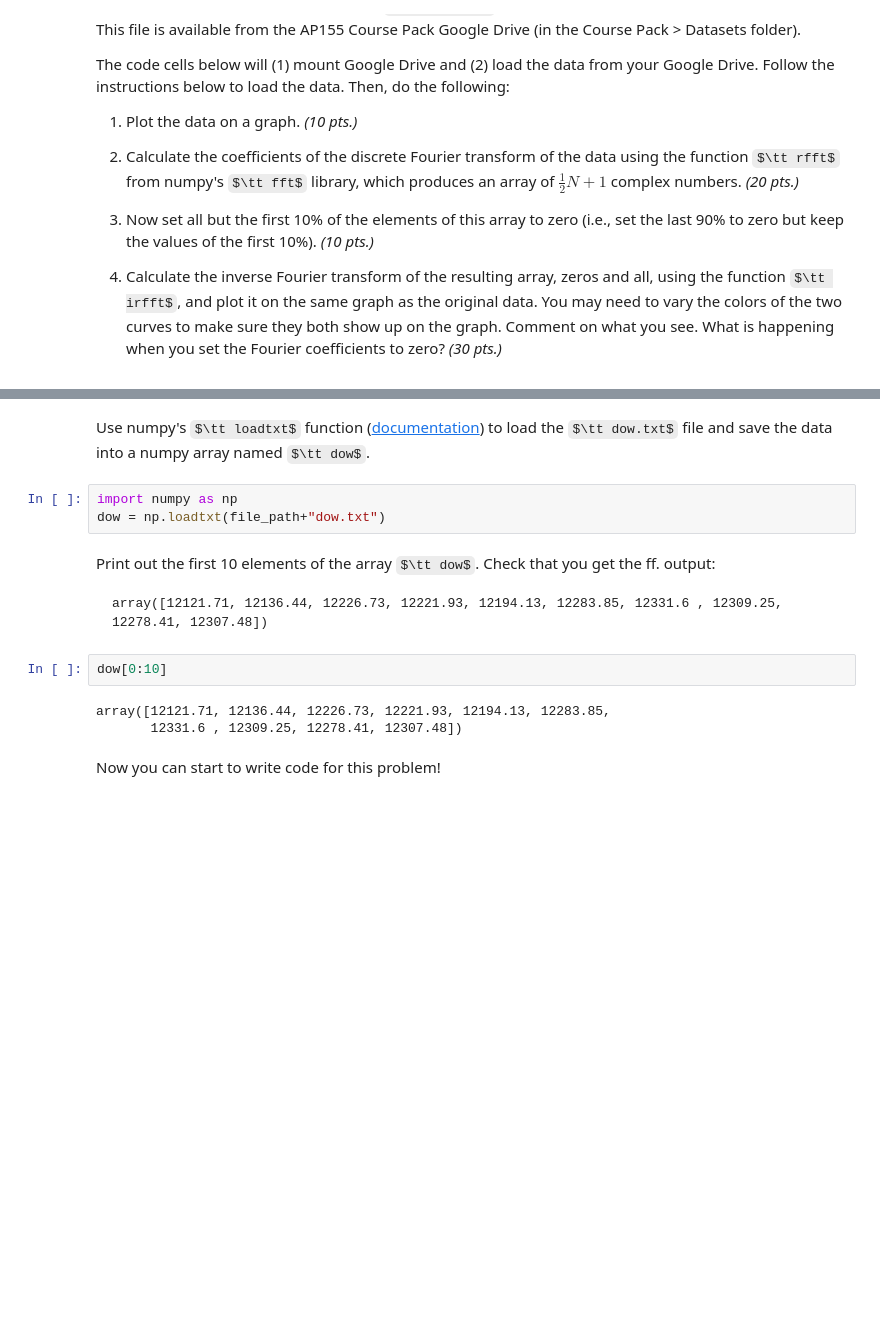
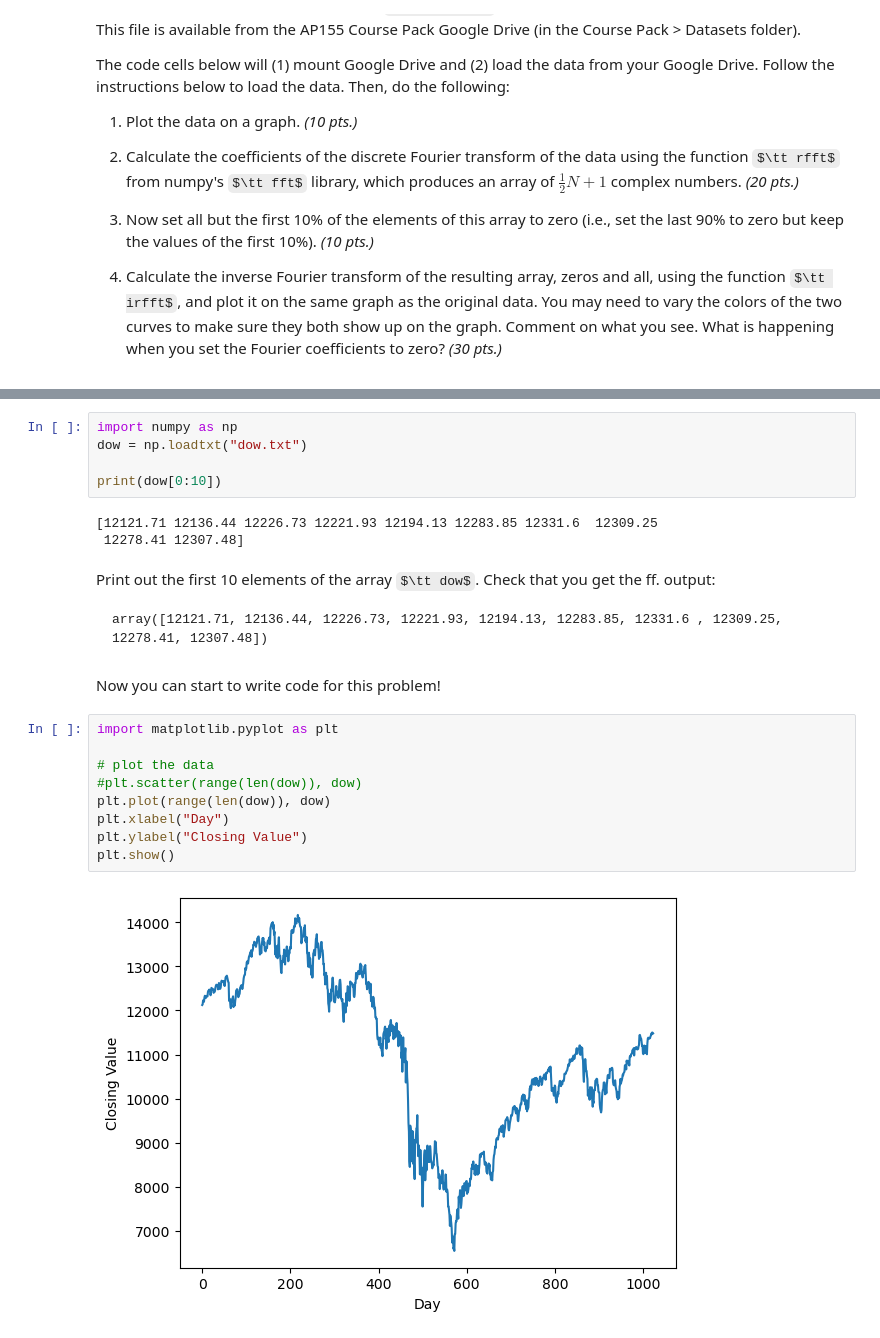
Before and after one commit to gcfbelinario/Applied-Physics-155, a Jupyter notebook: lab_assignment_module3_key.ipynb, the cells around one changed output, grey strips where cells are left out. Cells and saved outputs as stored; diff of their text form; some formulas as TeX source; blank space fills up the shorter version.

````diff
--- a/lab_assignment_module3_key.ipynb
+++ b/lab_assignment_module3_key.ipynb
@@ -54,17 +68,26 @@ file_path = "/content/drive/My Drive/AP155/"
-# %% [markdown]
-Use numpy's $\tt loadtxt$ function ([documentation](https://numpy.org/doc/stable/reference/generated/numpy.loadtxt.html)) to load the $\tt dow.txt$ file and save the data into a numpy array named $\tt dow$.
 # %%
 import numpy as np
-dow = np.loadtxt(file_path+"dow.txt")
+dow = np.loadtxt("dow.txt")
+
+print(dow[0:10])
+# %% [output]
+[12121.71 12136.44 12226.73 12221.93 12194.13 12283.85 12331.6  12309.25
+ 12278.41 12307.48]
 # %% [markdown]
 Print out the first 10 elements of the array $\tt dow$. Check that you get the ff. output:
 ```
 array([12121.71, 12136.44, 12226.73, 12221.93, 12194.13, 12283.85, 12331.6 , 12309.25, 12278.41, 12307.48])
 ```
-# %%
-dow[0:10]
-# %% [output]
-array([12121.71, 12136.44, 12226.73, 12221.93, 12194.13, 12283.85,
-       12331.6 , 12309.25, 12278.41, 12307.48])
 # %% [markdown]
 Now you can start to write code for this problem!
+# %%
+import matplotlib.pyplot as plt
+
+# plot the data
+#plt.scatter(range(len(dow)), dow)
+plt.plot(range(len(dow)), dow)
+plt.xlabel("Day")
+plt.ylabel("Closing Value")
+plt.show()
+# %% [output]
+[figure, added]
````
Also changed, not shown: parts of 13 cells of this notebook, 1 other file.
